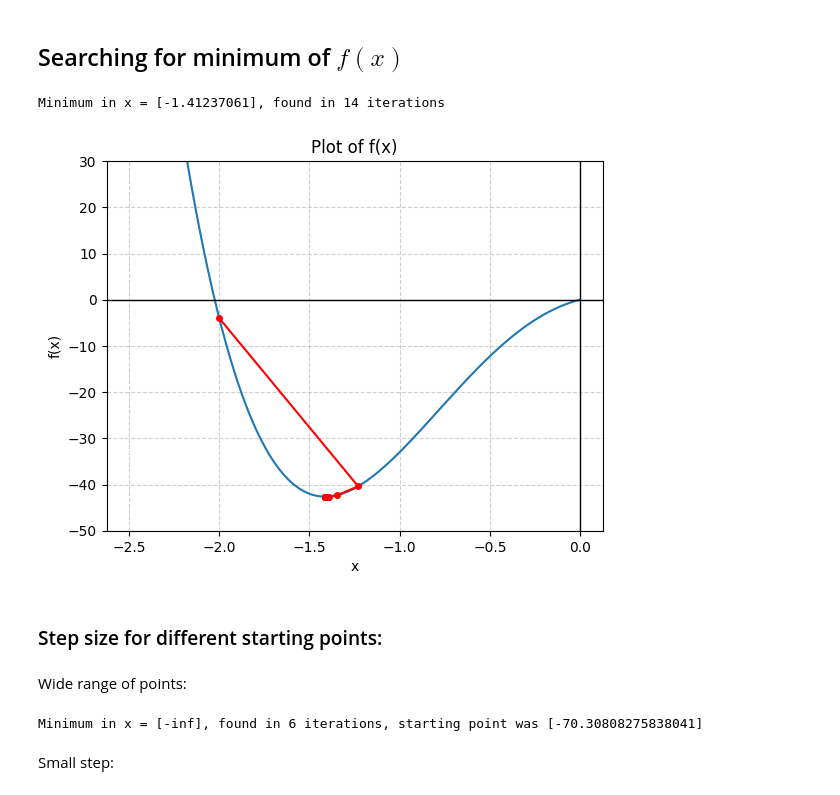
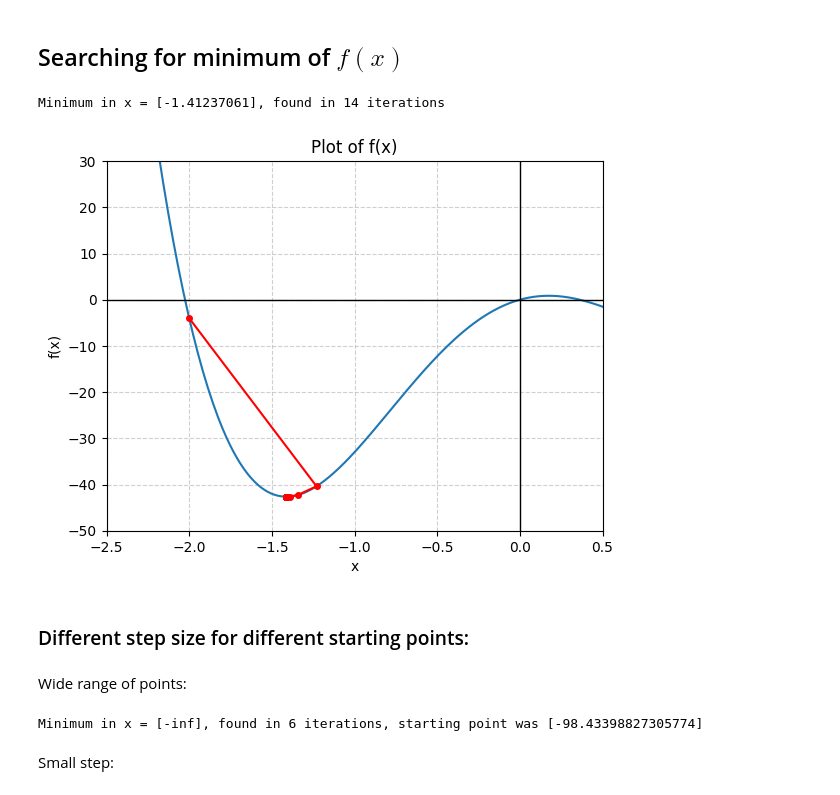
Before and after one commit to NataszaJarecka/WSI_LABS, a Jupyter notebook: Lab 1/experiments.ipynb, the cells around one changed output. Cells and saved outputs as stored; diff of their text form; code cells hidden in the pictures.

Commit message:
added file with config data

```diff
--- a/Lab 1/experiments.ipynb
+++ b/Lab 1/experiments.ipynb
@@ -3,48 +3,46 @@
 # %%
 from gradient_descent_algorythm import gradient_descent
 import sympy as sp
 import matplotlib.pyplot as plt
 import numpy as np
+from config_data import (
+    F, X, Y_F, X1, X2, Y_G, F_VARIABLES, F_ITER, F_PRESICION, G_VARIABLES, G_PRECISION, G_ITER, G
+)
 
-x = sp.symbols('x')
-
-f = lambda x: 10*x**4 + 3*x**3 - 30*x**2 + 10*x
-variables = [x]
 step = 0.005
 start = [-2]
-presicion = 0.000001
-iter = 10000
 
-point, i, all_points = gradient_descent(f, variables, step, start, presicion, iter)
+point, i, all_points = gradient_descent(F, F_VARIABLES, step, start, F_PRESICION, F_ITER)
 
 print(f'Minimum in x = {point}, found in {i} iterations')
 
 # visualisation
-f_coeffs = [10, 3, -30, 10, 0]
-f_poly = np.poly1d(f_coeffs)
-x1 = np.linspace(-2.5, 0, 400)
-y1 = f_poly(x1)
-y2 = f_poly(all_points)
 
+all_points = np.array(all_points)
 
-plt.plot(x1, y1, label=str(f_poly))
-plt.plot(all_points, y2, marker='o', linestyle='-', color='r', label="Path of gradient", markersize=4)
+y_points = F(all_points)
+
+plt.plot(X, Y_F, label=str(F))
+
+plt.plot(all_points, y_points, marker='o', linestyle='-', color='r', label="Path of gradient", markersize=4)
+
 
 plt.axhline(0, color='black', linewidth=1)
 plt.axvline(0, color='black', linewidth=1)
 plt.grid(True, linestyle='--', alpha=0.6)
 plt.ylim(-50, 30)
+plt.xlim(-2.5, 0.5)
 plt.title("Plot of f(x)")
 plt.xlabel("x")
 plt.ylabel("f(x)")
 
 
 plt.show()
 # %% [output]
 Minimum in x = [-1.41237061], found in 14 iterations
-[figure, old version]
+[figure, new version]
 # %% [markdown]
-### Step size for different starting points:
+### Different step size for different starting points:
 # %% [markdown]
 Wide range of points:
 # %%
@@ -56,11 +54,11 @@ step = 0.0001
 
 start = [rnd_int]
 
-point, i, all_points = gradient_descent(f, variables, step, start, presicion, iter)
+point, i, all_points = gradient_descent(F, F_VARIABLES, step, start, F_PRESICION, F_ITER)
 
 print(f'Minimum in x = {point}, found in {i} iterations, starting point was {start}')
 # %% [output]
-Minimum in x = [-inf], found in 6 iterations, starting point was [-70.30808275838041]
+Minimum in x = [-inf], found in 6 iterations, starting point was [-98.43398827305774]
 # %% [markdown]
 Small step:
 # %%
```
Also changed, not shown: parts of 8 cells of this notebook, 2 other files.
